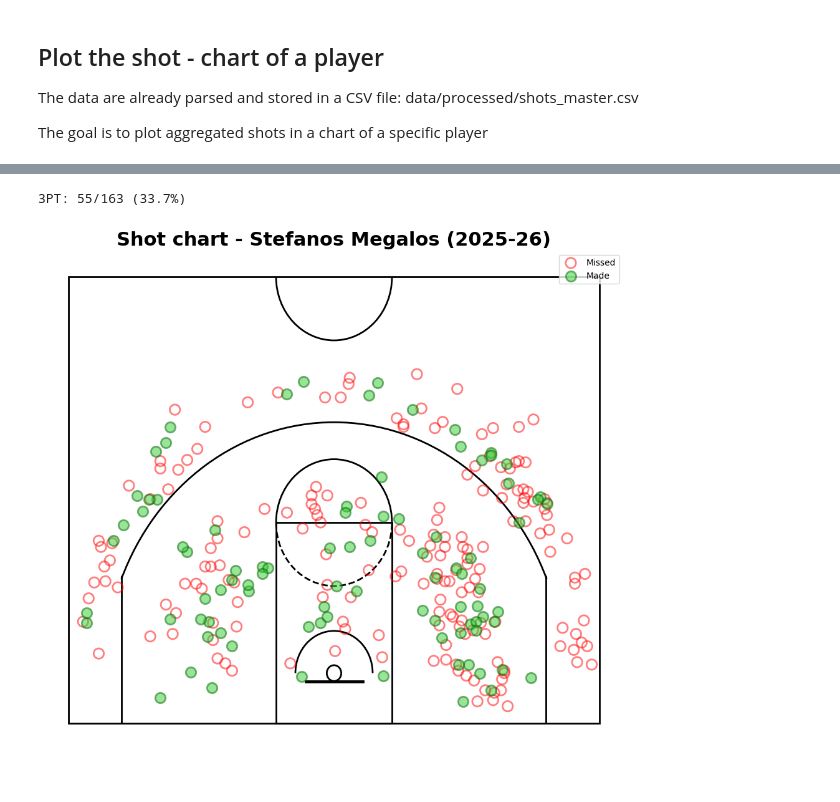
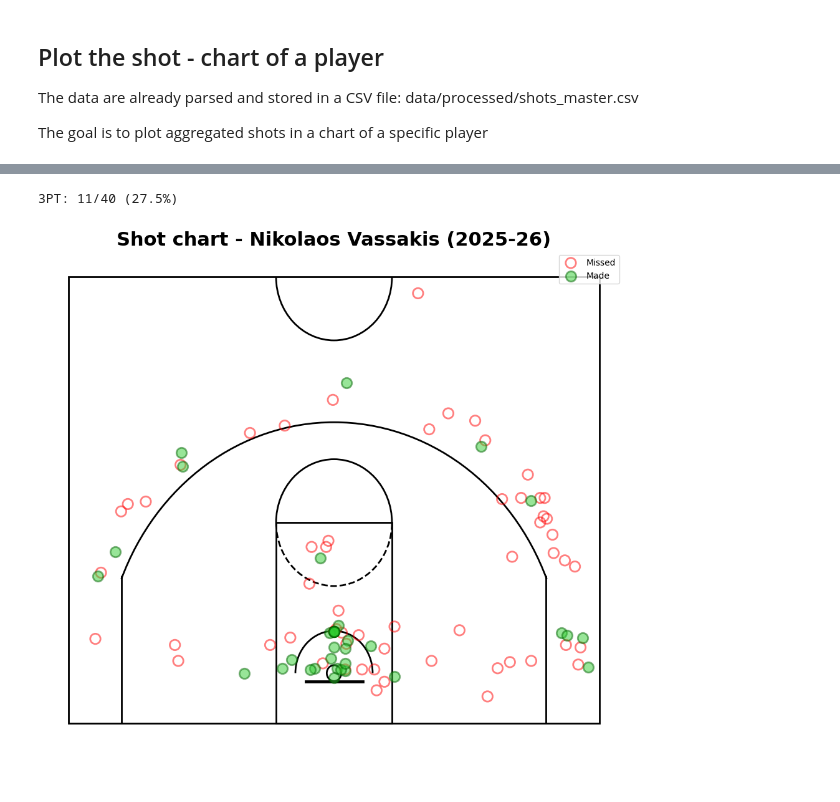
Before and after one commit to nVassakis/basketmaniacs_score_predictor, a Jupyter notebook: notebooks/05_shot_chart.ipynb, the cells around one changed output, grey strips where cells are left out. Drawn from its saved outputs; the diff is of its cells as text; code cells hidden in the pictures.

Commit message:
Explore shot charts

```diff
--- a/notebooks/05_shot_chart.ipynb
+++ b/notebooks/05_shot_chart.ipynb
@@ -363,5 +363,5 @@ player_df
 # %%
-threes = shots_df[(shots_df["PLAYER"] == "Giorgos Mousetis") & (shots_df["SEASON"] == "2025-26") & (shots_df["SHOT_TYPE"] == "3PT")]
+threes = shots_df[(shots_df["PLAYER"] == "Nikolaos Vassakis") & (shots_df["SEASON"] == "2025-26") & (shots_df["SHOT_TYPE"] == "3PT")]
 
 made = threes["MADE"].sum()
 attempts = len(threes)
@@ -369,31 +369,32 @@ pct = made / attempts * 100 if attempts else 0
 
 print(f"3PT: {made}/{attempts} ({pct:.1f}%)")
 # %% [output]
-3PT: 55/163 (33.7%)
+3PT: 11/40 (27.5%)
 # %%
 SEASON = "2025-26"
-PLAYER_NAME = "Stefanos Megalos"
+# SEASON = "2024-25"
+PLAYER_NAME = "Nikolaos Vassakis"
 
 player_df = shots_df[(shots_df["SEASON"] == SEASON) & (shots_df["PLAYER"] == PLAYER_NAME)]
 
 made = player_df[player_df["MADE"]]
 missed = player_df[~player_df["MADE"]]
 
 fig, ax = plt.subplots(figsize=(12, 11))
 draw_court(ax, outer_lines=True)
 
 ax.scatter(missed["COURT_X"], missed["COURT_Y"], facecolors="none", edgecolors="red",
            s=140, linewidths=2, alpha=0.5, label="Missed")
 ax.scatter(made["COURT_X"], made["COURT_Y"], facecolors="limegreen", edgecolors="darkgreen",
            s=140, linewidths=2, alpha=0.5, label="Made")
 
 ax.set_xlim(-300, 300)
 ax.set_ylim(-100, 400)
 ax.set_title(f"Shot chart - {PLAYER_NAME} ({SEASON})", fontsize=22, fontweight="bold")
 ax.legend(loc="upper right")
 ax.set_xticks([]); ax.set_yticks([])
 for spine in ax.spines.values():
     spine.set_visible(False)
 plt.show()
 # %% [output]
-[figure, old version]
+[figure, new version]
```
Also changed, not shown: parts of 19 cells of this notebook.
